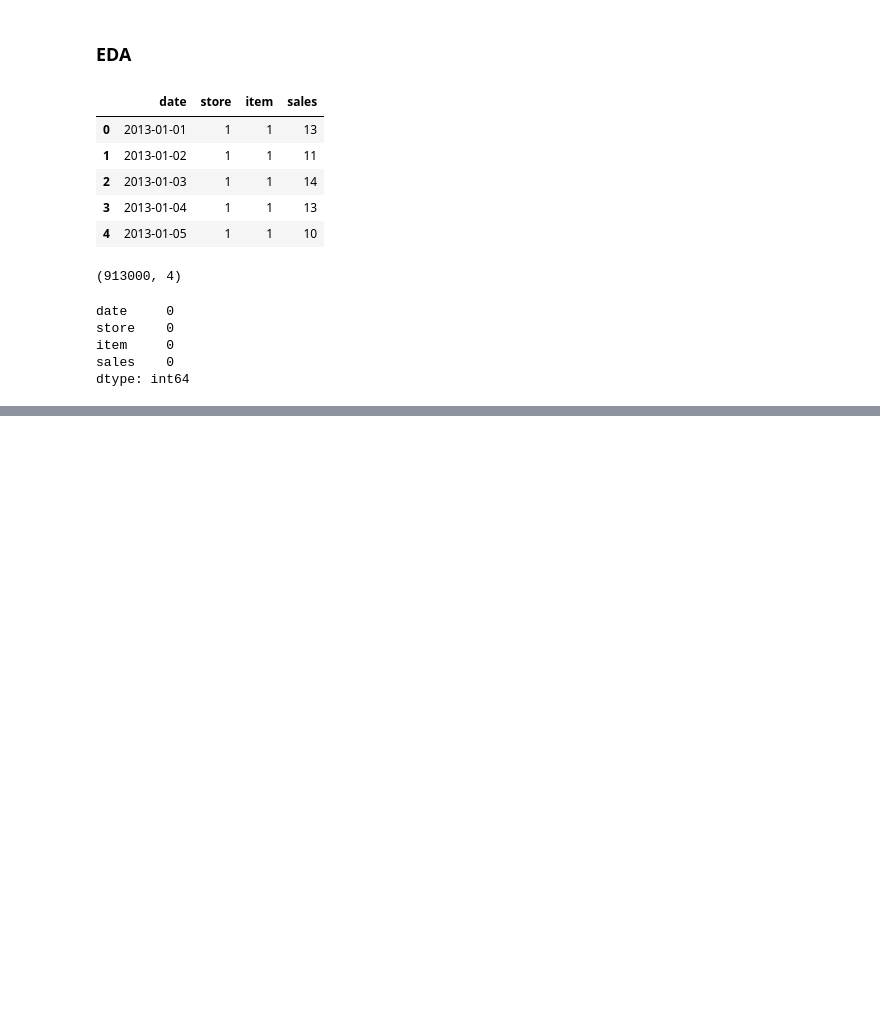
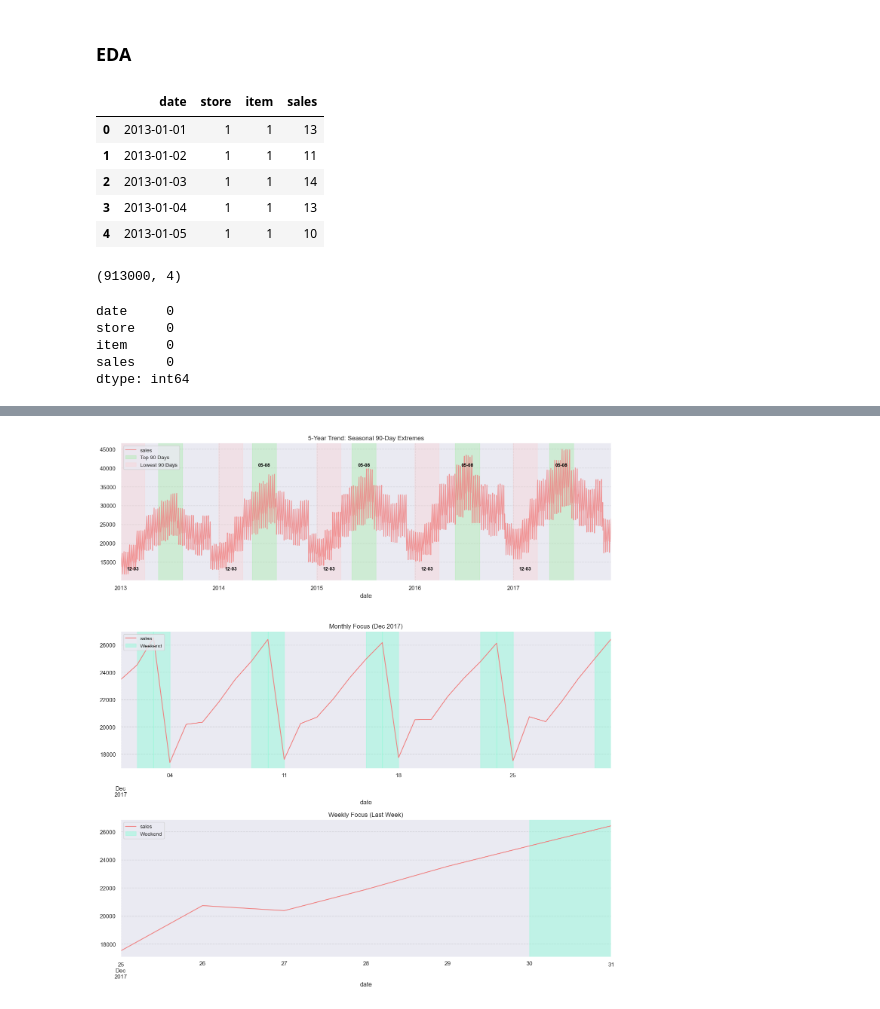
Before and after one commit to ethanhopkins101/DataScience-Projects, a Jupyter notebook: freelancing/sale_forecast/salae_forecast.ipynb, the cells around one changed output, grey strips where cells are left out. Saved outputs shown, nothing was run; the diff lists cells and outputs as text; code cells hidden in the pictures; blank space fills up the shorter version.

Commit message:
feature engineering for sale forecasting data

```diff
--- a/freelancing/sale_forecast/salae_forecast.ipynb
+++ b/freelancing/sale_forecast/salae_forecast.ipynb
@@ -34 +46,3 @@ dtype: int64
+# %%
+df['date']= pd.DatetimeIndex(df['date'])
 # %%
@@ -66,0 +118,3 @@ ConnectionResetError: [WinError 10054] An existing connection was forcibly close
+# %%
+df =df.set_index('date')
+df.head(3)
@@ -66,0 +127,63 @@ ConnectionResetError: [WinError 10054] An existing connection was forcibly close
+# %%
+import pandas as pd
+import matplotlib.pyplot as plt
+
+# 1. Aggregate daily sales
+daily_sales = df['sales'].resample('D').sum()
+
+# 2. Setup Plot
+fig, axes = plt.subplots(3, 1, figsize=(14, 15))
+red_milk = '#F08080'
+gray_cool = '#808080'
+aqua_highlight = '#7FFFD4'
+low_red = '#FFCCCB'
+high_green = '#90EE90'
+
+# --- Graph 1: 5-Year Trend with Peak/Low Windows & Text ---
+daily_sales.plot(ax=axes[0], color=red_milk, title='5-Year Trend: Seasonal 90-Day Extremes', alpha=0.8)
+
+for year in range(2013, 2018):
+    year_data = daily_sales[str(year)]
+    rolling_90 = year_data.rolling(window=90).sum()
+
+    # End dates and start dates
+    peak_end, low_end = rolling_90.idxmax(), rolling_90.idxmin()
+    peak_start, low_start = peak_end - pd.Timedelta(days=90), low_end - pd.Timedelta(days=90)
+
+    # Text labels (MM - MM)
+    peak_label = f"{peak_start.strftime('%m')}-{peak_end.strftime('%m')}"
+    low_label = f"{low_start.strftime('%m')}-{low_end.strftime('%m')}"
+
+    # Highs
+    axes[0].axvspan(peak_start, peak_end, color=high_green, alpha=0.3, label='Top 90 Days' if year == 2013 else "")
+    axes[0].text(peak_start + (peak_end - peak_start)/2, daily_sales.max()*0.9, peak_label,
+                 color='black', weight='bold', ha='center', fontsize=9)
+
+    # Lows
+    axes[0].axvspan(low_start, low_end, color=low_red, alpha=0.3, label='Lowest 90 Days' if year == 2013 else "")
+    axes[0].text(low_start + (low_end - low_start)/2, daily_sales.min()*1.1, low_label,
+                 color='black', weight='bold', ha='center', fontsize=9)
+
+# --- Graph 2: December 2017 & Weekends ---
+dec_sales = daily_sales['2017-12']
+dec_sales.plot(ax=axes[1], color=red_milk, title='Monthly Focus (Dec 2017)')
+weekends = dec_sales.index[dec_sales.index.weekday >= 5]
+for i, day in enumerate(weekends):
+    axes[1].axvspan(day, day + pd.Timedelta(days=1), color=aqua_highlight, alpha=0.4, label='Weekend' if i == 0 else "")
+
+# --- Graph 3: Last Week & Weekends ---
+last_week_sales = daily_sales['2017-12-25':]
+last_week_sales.plot(ax=axes[2], color=red_milk, title='Weekly Focus (Last Week)')
+lw_weekends = last_week_sales.index[last_week_sales.index.weekday >= 5]
+for i, day in enumerate(lw_weekends):
+    axes[2].axvspan(day, day + pd.Timedelta(days=1), color=aqua_highlight, alpha=0.4, label='Weekend' if i == 0 else "")
+
+# Global Formatting
+for ax in axes:
+    ax.grid(True, linestyle='--', alpha=0.2, color=gray_cool)
+    ax.legend(loc='upper left', fontsize='small')
+
+plt.tight_layout()
+plt.show()
+# %% [output]
+[figure, added]
```
Also changed, not shown: parts of 28 cells of this notebook.
